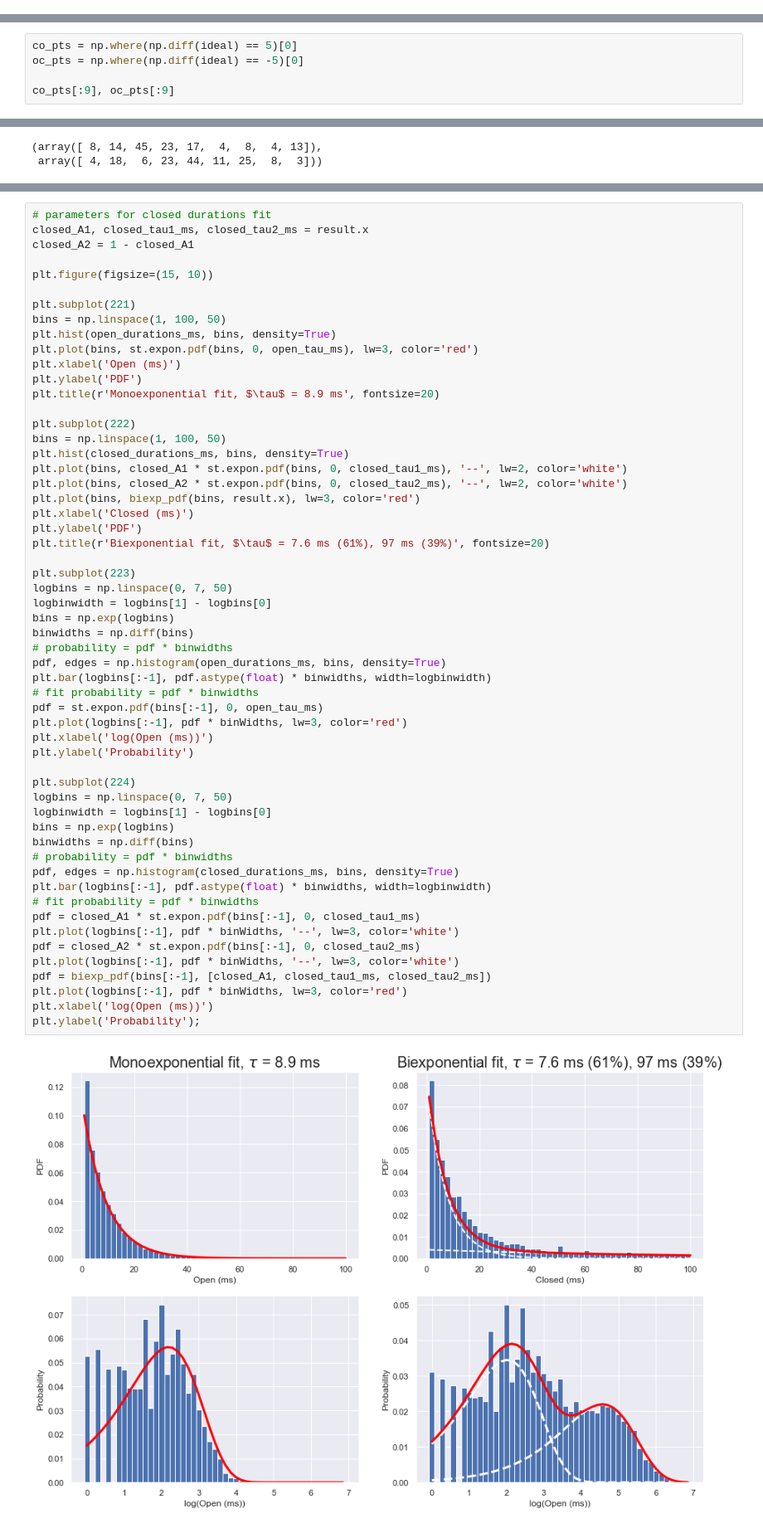
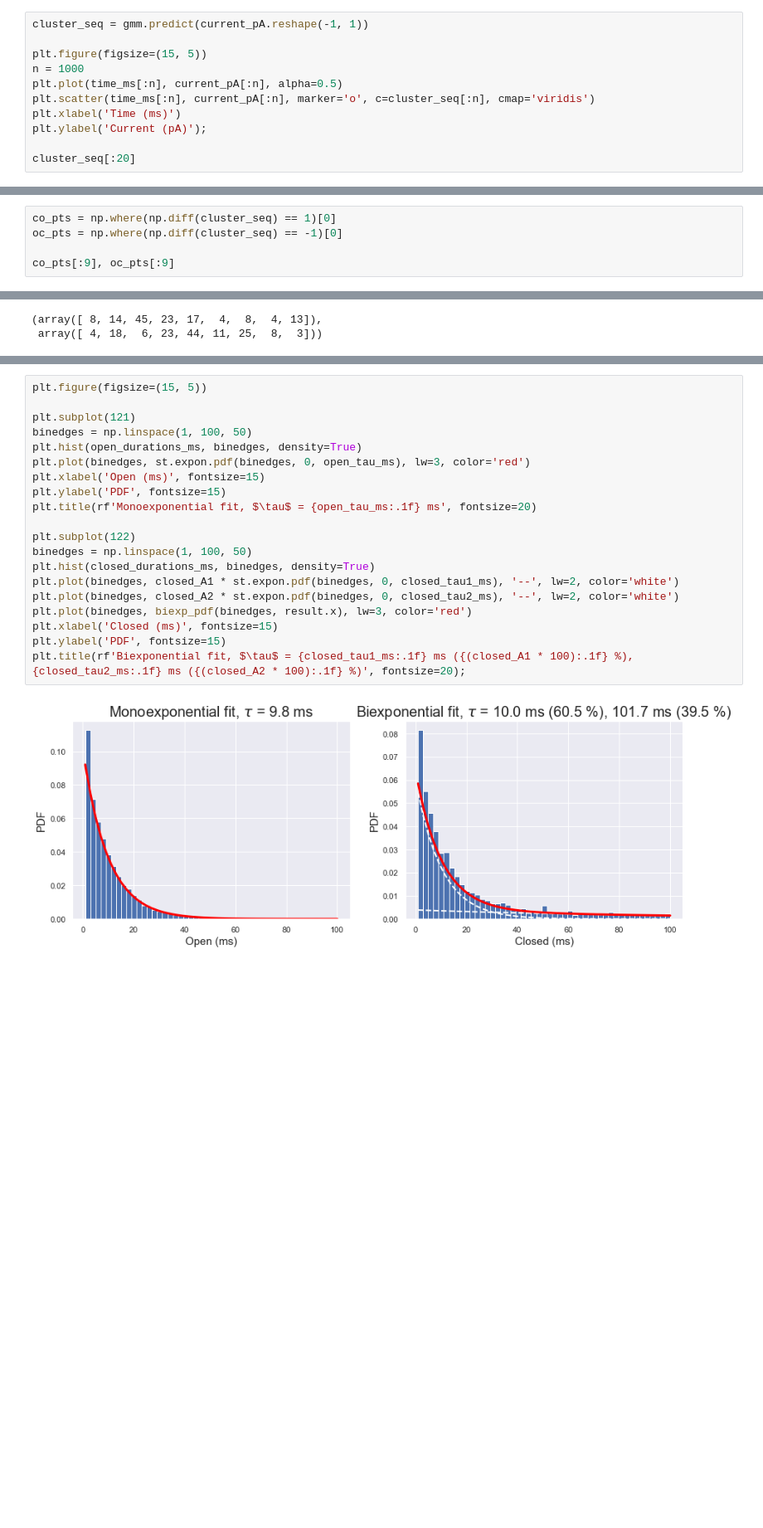
Before and after one commit to marcel-goldschen-ohm/NEU-Spring-2019, a Jupyter notebook: lecture_27_hmm/hmm.ipynb, the cells around one changed output, grey strips where cells are left out. Shown at 83% size. Cells and saved outputs as stored; diff of their text form; blank space fills up the shorter version.

```diff
--- a/lecture_27_hmm/hmm.ipynb
+++ b/lecture_27_hmm/hmm.ipynb
@@ -275,0 +323,11 @@ plt.ylabel('Counts');
+# %%
+cluster_seq = gmm.predict(current_pA.reshape(-1, 1))
+
+plt.figure(figsize=(15, 5))
+n = 1000
+plt.plot(time_ms[:n], current_pA[:n], alpha=0.5)
+plt.scatter(time_ms[:n], current_pA[:n], marker='o', c=cluster_seq[:n], cmap='viridis')
+plt.xlabel('Time (ms)')
+plt.ylabel('Current (pA)');
+
+cluster_seq[:20]
@@ -310,6 +376,6 @@ ideal[:9], np.diff(ideal[:9])
 # %%
-co_pts = np.where(np.diff(ideal) == 5)[0]
-oc_pts = np.where(np.diff(ideal) == -5)[0]
+co_pts = np.where(np.diff(cluster_seq) == 1)[0]
+oc_pts = np.where(np.diff(cluster_seq) == -1)[0]
 
 co_pts[:9], oc_pts[:9]
 # %% [output]
@@ -409,58 +508,22 @@ print(result)
 # %%
-# parameters for closed durations fit
-closed_A1, closed_tau1_ms, closed_tau2_ms = result.x
-closed_A2 = 1 - closed_A1
+plt.figure(figsize=(15, 5))
 
-plt.figure(figsize=(15, 10))
+plt.subplot(121)
+binedges = np.linspace(1, 100, 50)
+plt.hist(open_durations_ms, binedges, density=True)
+plt.plot(binedges, st.expon.pdf(binedges, 0, open_tau_ms), lw=3, color='red')
+plt.xlabel('Open (ms)', fontsize=15)
+plt.ylabel('PDF', fontsize=15)
+plt.title(rf'Monoexponential fit, $\tau$ = {open_tau_ms:.1f} ms', fontsize=20)
 
-plt.subplot(221)
-bins = np.linspace(1, 100, 50)
-plt.hist(open_durations_ms, bins, density=True)
-plt.plot(bins, st.expon.pdf(bins, 0, open_tau_ms), lw=3, color='red')
-plt.xlabel('Open (ms)')
-plt.ylabel('PDF')
-plt.title(r'Monoexponential fit, $\tau$ = 8.9 ms', fontsize=20)
-
-plt.subplot(222)
-bins = np.linspace(1, 100, 50)
-plt.hist(closed_durations_ms, bins, density=True)
-plt.plot(bins, closed_A1 * st.expon.pdf(bins, 0, closed_tau1_ms), '--', lw=2, color='white')
-plt.plot(bins, closed_A2 * st.expon.pdf(bins, 0, closed_tau2_ms), '--', lw=2, color='white')
-plt.plot(bins, biexp_pdf(bins, result.x), lw=3, color='red')
-plt.xlabel('Closed (ms)')
-plt.ylabel('PDF')
-plt.title(r'Biexponential fit, $\tau$ = 7.6 ms (61%), 97 ms (39%)', fontsize=20)
-
-plt.subplot(223)
-logbins = np.linspace(0, 7, 50)
-logbinwidth = logbins[1] - logbins[0]
-bins = np.exp(logbins)
-binwidths = np.diff(bins)
-# probability = pdf * binwidths
-pdf, edges = np.histogram(open_durations_ms, bins, density=True)
-plt.bar(logbins[:-1], pdf.astype(float) * binwidths, width=logbinwidth)
-# fit probability = pdf * binwidths
-pdf = st.expon.pdf(bins[:-1], 0, open_tau_ms)
-plt.plot(logbins[:-1], pdf * binWidths, lw=3, color='red')
-plt.xlabel('log(Open (ms))')
-plt.ylabel('Probability')
-
-plt.subplot(224)
-logbins = np.linspace(0, 7, 50)
-logbinwidth = logbins[1] - logbins[0]
-bins = np.exp(logbins)
-binwidths = np.diff(bins)
-# probability = pdf * binwidths
-pdf, edges = np.histogram(closed_durations_ms, bins, density=True)
-plt.bar(logbins[:-1], pdf.astype(float) * binwidths, width=logbinwidth)
-# fit probability = pdf * binwidths
-pdf = closed_A1 * st.expon.pdf(bins[:-1], 0, closed_tau1_ms)
-plt.plot(logbins[:-1], pdf * binWidths, '--', lw=3, color='white')
-pdf = closed_A2 * st.expon.pdf(bins[:-1], 0, closed_tau2_ms)
-plt.plot(logbins[:-1], pdf * binWidths, '--', lw=3, color='white')
-pdf = biexp_pdf(bins[:-1], [closed_A1, closed_tau1_ms, closed_tau2_ms])
-plt.plot(logbins[:-1], pdf * binWidths, lw=3, color='red')
-plt.xlabel('log(Open (ms))')
-plt.ylabel('Probability');
+plt.subplot(122)
+binedges = np.linspace(1, 100, 50)
+plt.hist(closed_durations_ms, binedges, density=True)
+plt.plot(binedges, closed_A1 * st.expon.pdf(binedges, 0, closed_tau1_ms), '--', lw=2, color='white')
+plt.plot(binedges, closed_A2 * st.expon.pdf(binedges, 0, closed_tau2_ms), '--', lw=2, color='white')
+plt.plot(binedges, biexp_pdf(binedges, result.x), lw=3, color='red')
+plt.xlabel('Closed (ms)', fontsize=15)
+plt.ylabel('PDF', fontsize=15)
+plt.title(rf'Biexponential fit, $\tau$ = {closed_tau1_ms:.1f} ms ({(closed_A1 * 100):.1f} %), {closed_tau2_ms:.1f} ms ({(closed_A2 * 100):.1f} %)', fontsize=20);
 # %% [output]
-[figure, old version]
+[figure, new version]
```
Also changed, not shown: parts of 91 cells of this notebook, 1 other file.
